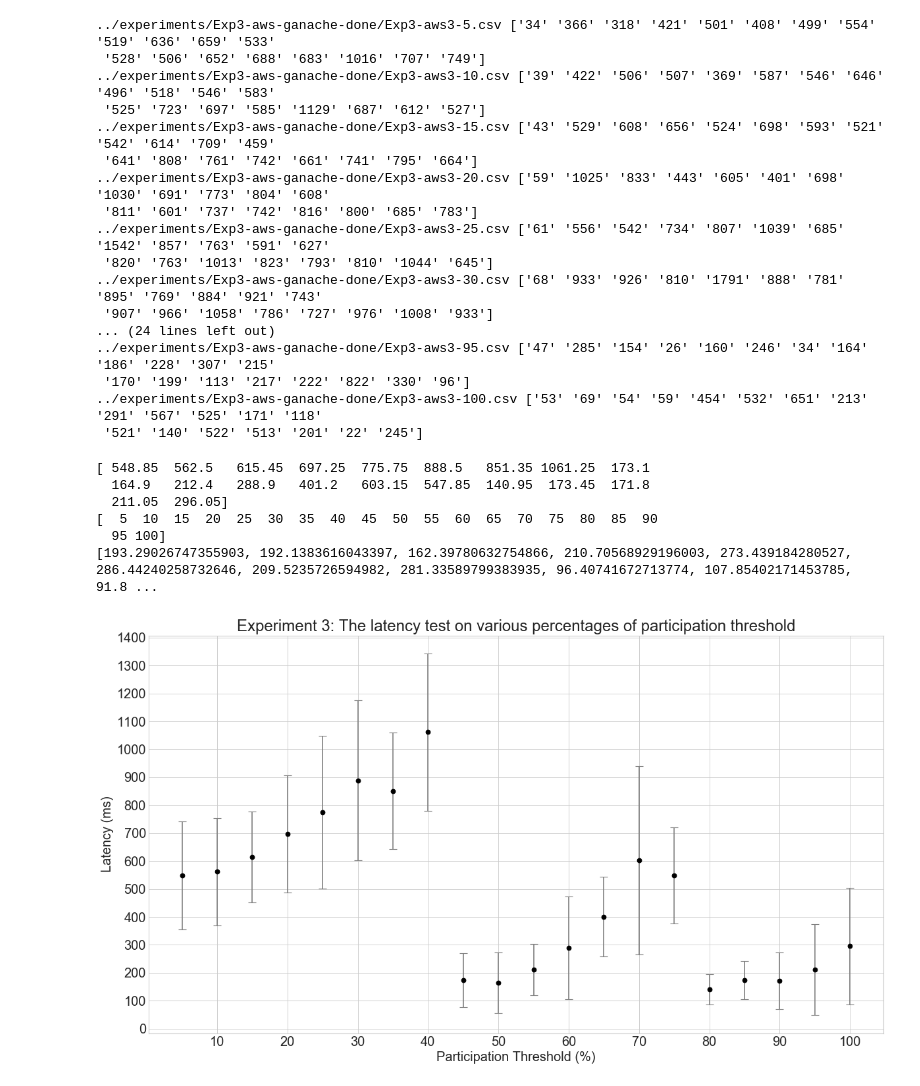
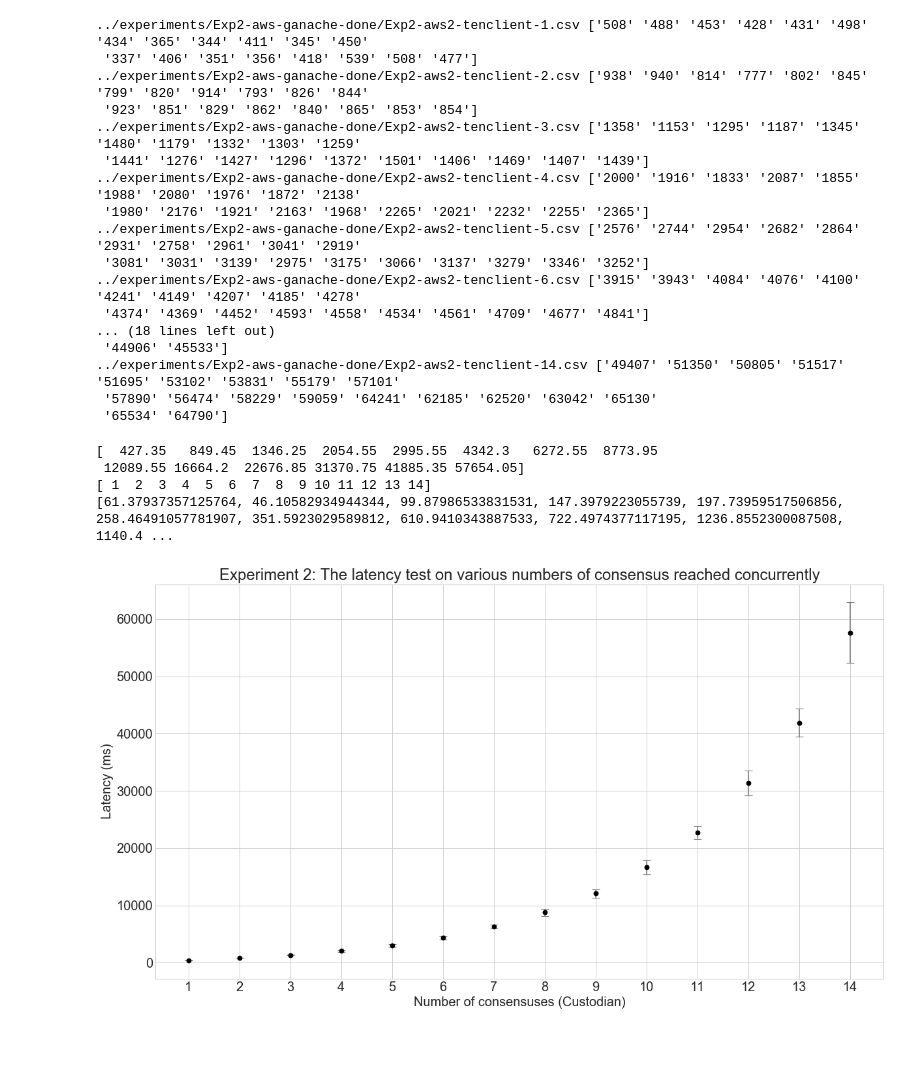
Before and after one commit to Turing-Space/Practical-Decentralized-Oracle, a Jupyter notebook: plotting/plotnew.ipynb, the cells around one changed output. Drawn from its saved outputs; the diff is of its cells as text; code cells hidden in the pictures; blank space fills up the shorter version.

```diff
--- a/plotting/plotnew.ipynb
+++ b/plotting/plotnew.ipynb
@@ -22,9 +22,9 @@ def getFirstRowOfCsv(file_name):
 ### Global Variables
 y = []
 err = []
-fileRE = '../experiments/Exp3-aws-ganache-done/Exp3-aws3-*.csv'
+fileRE = '../experiments/Exp2-aws-ganache-done/Exp2-aws2-tenclient-*.csv'
 # fileRE = '../experiments/Exp1-aws-ganache-done/Exp1-aws2-*.csv'
-preChar = 26 + 11 + 10
+preChar = 26 + 11 + 20
 postChar = 4
 # %%
 ### Main Execution
@@ -36,45 +36,43 @@ for file_name in getListOfFiles(fileRE,preChar,postChar):
     y.append(getAve(row))
     err.append(np.std(row.astype(np.float)))
 # %% [output]
-../experiments/Exp3-aws-ganache-done/Exp3-aws3-5.csv ['34' '366' '318' '421' '501' '408' '499' '554' '519' '636' '659' '533'
- '528' '506' '652' '688' '683' '1016' '707' '749']
-../experiments/Exp3-aws-ganache-done/Exp3-aws3-10.csv ['39' '422' '506' '507' '369' '587' '546' '646' '496' '518' '546' '583'
- '525' '723' '697' '585' '1129' '687' '612' '527']
-../experiments/Exp3-aws-ganache-done/Exp3-aws3-15.csv ['43' '529' '608' '656' '524' '698' '593' '521' '542' '614' '709' '459'
- '641' '808' '761' '742' '661' '741' '795' '664']
-../experiments/Exp3-aws-ganache-done/Exp3-aws3-20.csv ['59' '1025' '833' '443' '605' '401' '698' '1030' '691' '773' '804' '608'
- '811' '601' '737' '742' '816' '800' '685' '783']
-../experiments/Exp3-aws-ganache-done/Exp3-aws3-25.csv ['61' '556' '542' '734' '807' '1039' '685' '1542' '857' '763' '591' '627'
- '820' '763' '1013' '823' '793' '810' '1044' '645']
-../experiments/Exp3-aws-ganache-done/Exp3-aws3-30.csv ['68' '933' '926' '810' '1791' '888' '781' '895' '769' '884' '921' '743'
- '907' '966' '1058' '786' '727' '976' '1008' '933']
-... (24 lines left out)
-../experiments/Exp3-aws-ganache-done/Exp3-aws3-95.csv ['47' '285' '154' '26' '160' '246' '34' '164' '186' '228' '307' '215'
- '170' '199' '113' '217' '222' '822' '330' '96']
-../experiments/Exp3-aws-ganache-done/Exp3-aws3-100.csv ['53' '69' '54' '59' '454' '532' '651' '213' '291' '567' '525' '171' '118'
- '521' '140' '522' '513' '201' '22' '245']
+../experiments/Exp2-aws-ganache-done/Exp2-aws2-tenclient-1.csv ['508' '488' '453' '428' '431' '498' '434' '365' '344' '411' '345' '450'
+ '337' '406' '351' '356' '418' '539' '508' '477']
+../experiments/Exp2-aws-ganache-done/Exp2-aws2-tenclient-2.csv ['938' '940' '814' '777' '802' '845' '799' '820' '914' '793' '826' '844'
+ '923' '851' '829' '862' '840' '865' '853' '854']
+../experiments/Exp2-aws-ganache-done/Exp2-aws2-tenclient-3.csv ['1358' '1153' '1295' '1187' '1345' '1480' '1179' '1332' '1303' '1259'
+ '1441' '1276' '1427' '1296' '1372' '1501' '1406' '1469' '1407' '1439']
+../experiments/Exp2-aws-ganache-done/Exp2-aws2-tenclient-4.csv ['2000' '1916' '1833' '2087' '1855' '1988' '2080' '1976' '1872' '2138'
+ '1980' '2176' '1921' '2163' '1968' '2265' '2021' '2232' '2255' '2365']
+../experiments/Exp2-aws-ganache-done/Exp2-aws2-tenclient-5.csv ['2576' '2744' '2954' '2682' '2864' '2931' '2758' '2961' '3041' '2919'
+ '3081' '3031' '3139' '2975' '3175' '3066' '3137' '3279' '3346' '3252']
+../experiments/Exp2-aws-ganache-done/Exp2-aws2-tenclient-6.csv ['3915' '3943' '4084' '4076' '4100' '4241' '4149' '4207' '4185' '4278'
+ '4374' '4369' '4452' '4593' '4558' '4534' '4561' '4709' '4677' '4841']
+... (18 lines left out)
+ '44906' '45533']
+../experiments/Exp2-aws-ganache-done/Exp2-aws2-tenclient-14.csv ['49407' '51350' '50805' '51517' '51695' '53102' '53831' '55179' '57101'
+ '57890' '56474' '58229' '59059' '64241' '62185' '62520' '63042' '65130'
+ '65534' '64790']
 # %%
-x = np.arange(5,101,5)
+x = np.arange(1,15,1)
 # x = np.arange(10,101,10)
 y = np.asarray(y)
 print(y)
 print(x)
 print(err)
 
 plt.figure(num=None, figsize=(18, 10), dpi=80, facecolor='w', edgecolor='k')
 plt.rcParams.update({'font.size': 18})
-plt.xticks(np.arange(0, 110, step=10))
-plt.yticks(np.arange(0, 1500, step=100))
-plt.xlabel("Participation Threshold (%)")
+plt.xticks(np.arange(0, 15, step=1))
+plt.yticks(np.arange(0, 70000, step=10000))
+plt.xlabel("Number of consensuses (Custodian)")
 # plt.xlabel("Number of voters (Clients)")
 plt.ylabel("Latency (ms)")
-plt.title("Experiment 3: The latency test on various percentages of participation threshold")
+plt.title("Experiment 2: The latency test on various numbers of consensus reached concurrently")
 plt.errorbar(x, y, err, fmt="ok", capsize=5, ecolor="grey");
 # %% [output]
-[ 548.85  562.5   615.45  697.25  775.75  888.5   851.35 1061.25  173.1
-  164.9   212.4   288.9   401.2   603.15  547.85  140.95  173.45  171.8
-  211.05  296.05]
-[  5  10  15  20  25  30  35  40  45  50  55  60  65  70  75  80  85  90
-  95 100]
-[193.29026747355903, 192.1383616043397, 162.39780632754866, 210.70568929196003, 273.439184280527, 286.44240258732646, 209.5235726594982, 281.33589799383935, 96.40741672713774, 107.85402171453785, 91.8 ...
+[  427.35   849.45  1346.25  2054.55  2995.55  4342.3   6272.55  8773.95
+ 12089.55 16664.2  22676.85 31370.75 41885.35 57654.05]
+[ 1  2  3  4  5  6  7  8  9 10 11 12 13 14]
+[61.37937357125764, 46.10582934944344, 99.87986533831531, 147.3979223055739, 197.73959517506856, 258.46491057781907, 351.5923029589812, 610.9410343887533, 722.4974377117195, 1236.8552300087508, 1140.4 ...
-[figure, old version]
+[figure, new version]
```
Also changed, not shown: 13 other files.
